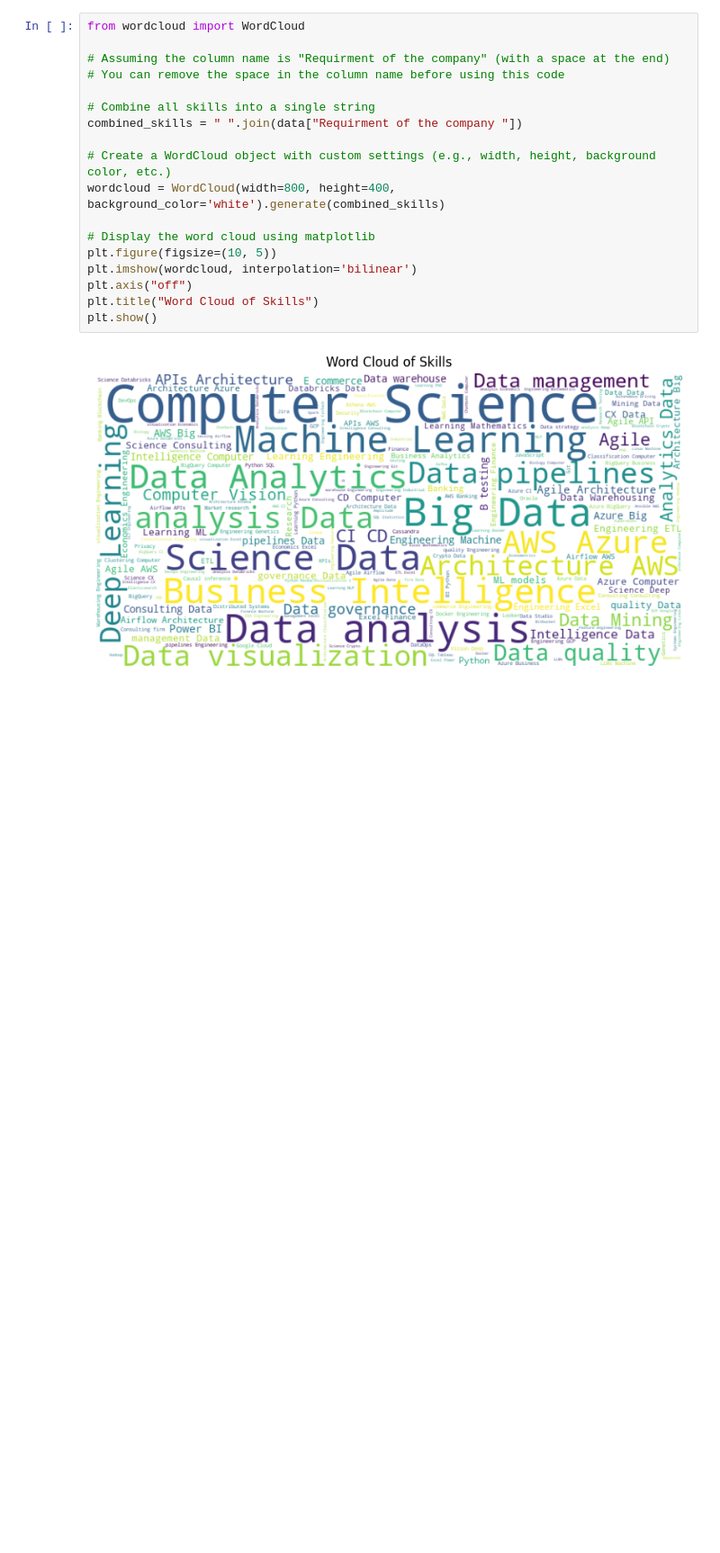
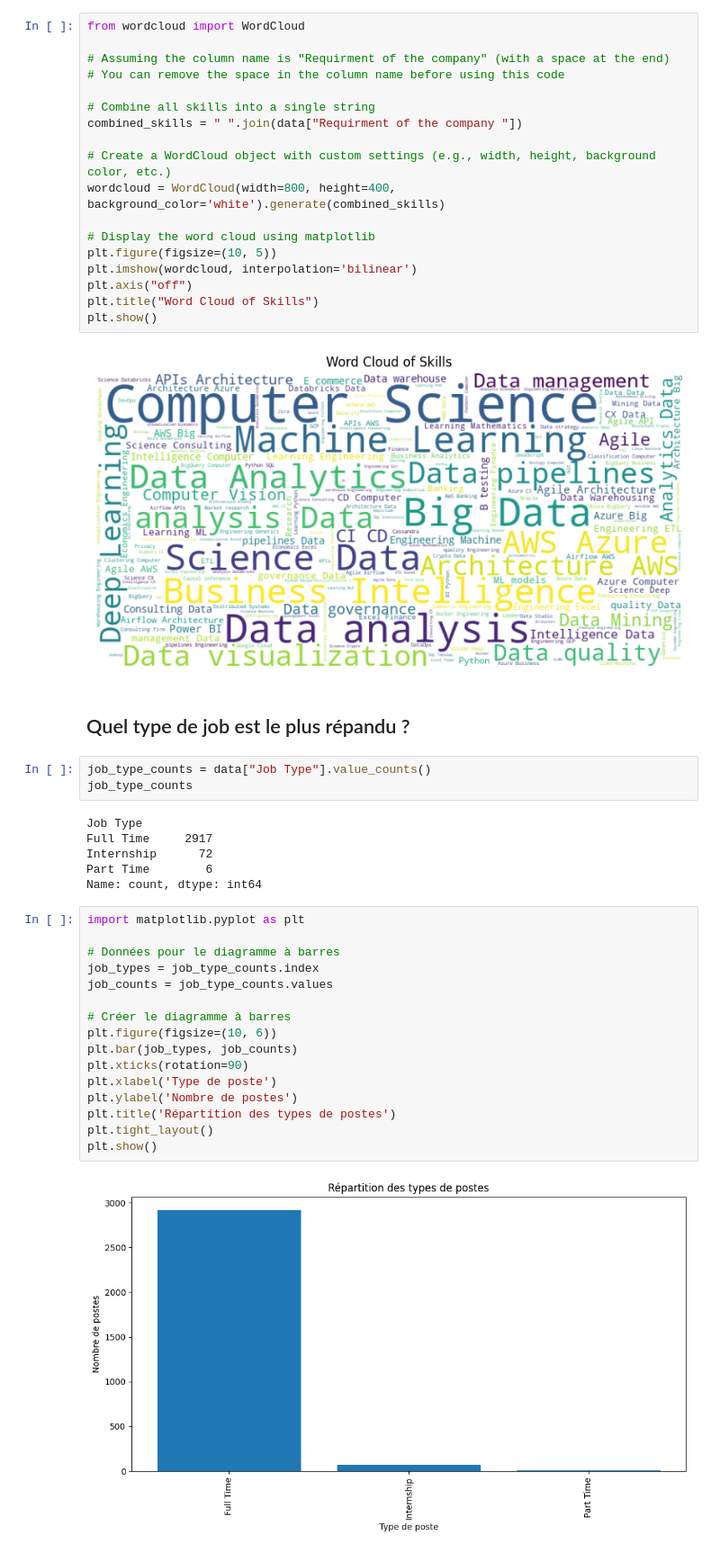
Before and after one commit to Hammilidi/Jobs, a Jupyter notebook: Jobs_Analysis.ipynb, the cells around one changed output. Shown at 90% size. Cells and saved outputs as stored; diff of their text form; blank space fills up the shorter version.

Commit message:
Types de job les plus répandus

```diff
--- a/Jobs_Analysis.ipynb
+++ b/Jobs_Analysis.ipynb
@@ -901,3 +900,32 @@ plt.title("Word Cloud of Skills")
 plt.show()
 # %% [output]
 [figure]
+# %% [markdown]
+## Quel type de job est le plus répandu ?
+# %%
+job_type_counts = data["Job Type"].value_counts()
+job_type_counts
+# %% [output]
+Job Type
+Full Time     2917
+Internship      72
+Part Time        6
+Name: count, dtype: int64
+# %%
+import matplotlib.pyplot as plt
+
+# Données pour le diagramme à barres
+job_types = job_type_counts.index
+job_counts = job_type_counts.values
+
+# Créer le diagramme à barres
+plt.figure(figsize=(10, 6))
+plt.bar(job_types, job_counts)
+plt.xticks(rotation=90)
+plt.xlabel('Type de poste')
+plt.ylabel('Nombre de postes')
+plt.title('Répartition des types de postes')
+plt.tight_layout()
+plt.show()
+# %% [output]
+[figure, added]
```
Also changed, not shown: parts of 5 cells of this notebook.
